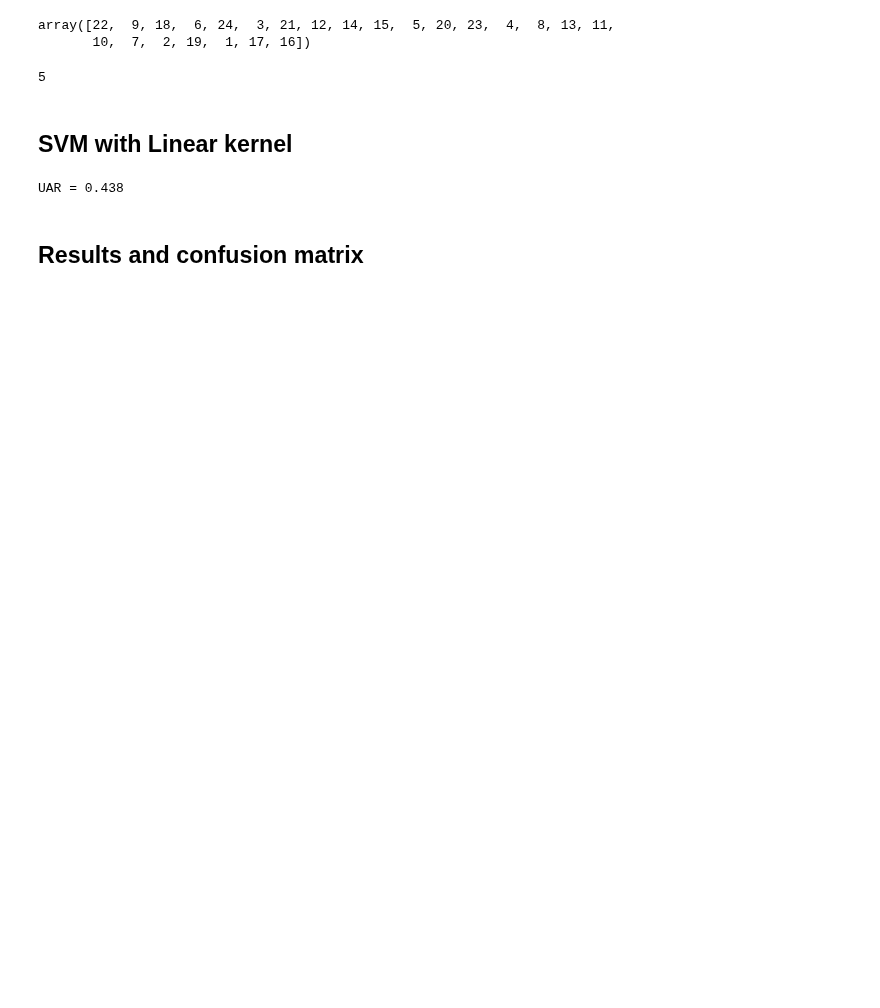
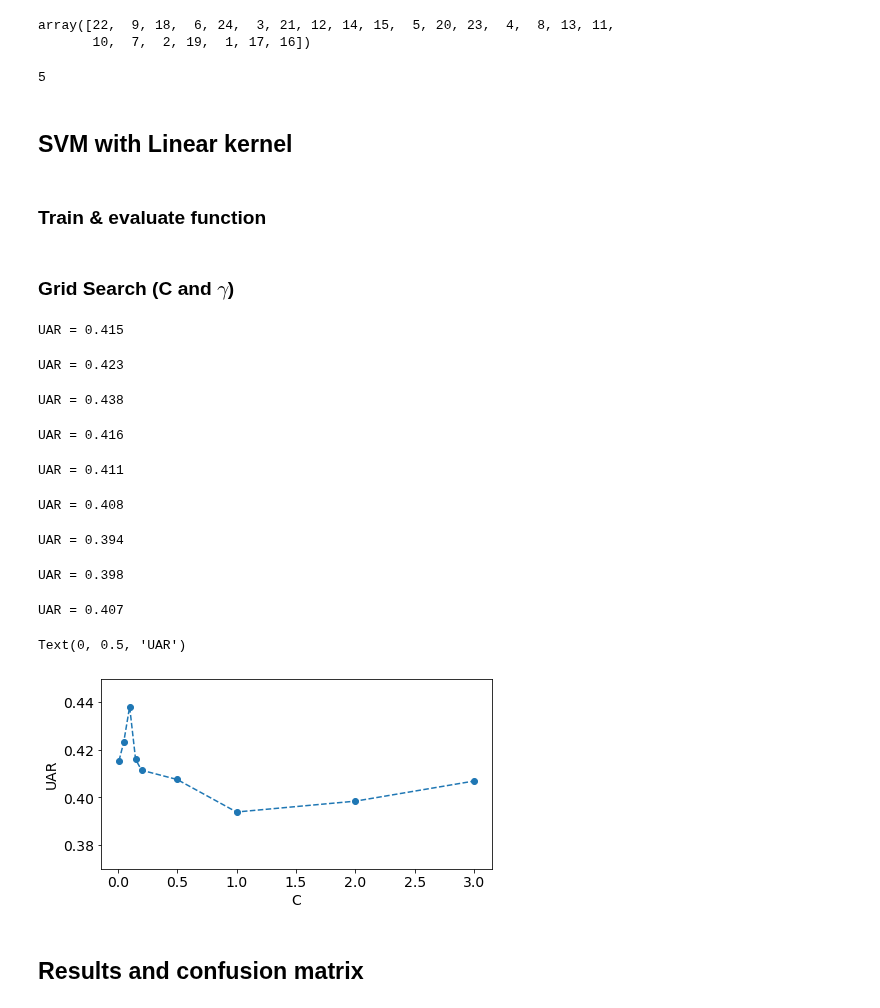
Before and after one commit to vortex2894/speech-emotion-recognition-system, a Jupyter notebook: ser-using-linear-svm-and-mfcc.ipynb, the cells around one changed output. Drawn from its saved outputs; the diff is of its cells as text; code cells hidden in the pictures; blank space fills up the shorter version.

Commit message:
Simple GridSearch for linear kernel added (30-08-2023)

```diff
--- a/ser-using-linear-svm-and-mfcc.ipynb
+++ b/ser-using-linear-svm-and-mfcc.ipynb
@@ -49,33 +49,65 @@ print(len(X_k_folds))
 5
 # %% [markdown]
 ## SVM with Linear kernel
+# %% [markdown]
+### Train & evaluate function
 # %%
-# Train & evaluate cycle
-y_pred = []
-y_true = []
+def model_estimation(model, X_k_fold, y_k_folds):
+    y_pred = []
+    y_true = []
 
-for k in tqdm(X_k_folds.keys()):
-    # Prepare dataset
-    X_train = pd.DataFrame()
-    y_train = pd.DataFrame()
-    for i in X_k_folds.keys():
-        if (i!=k):
-            X_train = pd.concat([X_train, X_k_folds[i]])
-            y_train = pd.concat([y_train, y_k_folds[i]])
-        else:
-            X_test = X_k_folds[i]
-            y_test = y_k_folds[i]
-    SVM = SVC(kernel = 'linear', C=0.1)
-    SVM.fit(X_train.values, y_train.values.ravel())
-    y_pred_k_fold = SVM.predict(X_test.values)
+    for k in tqdm(X_k_folds.keys()):
+        # Prepare dataset
+        X_train = pd.DataFrame()
+        y_train = pd.DataFrame()
+        for i in X_k_folds.keys():
+            if (i!=k):
+                X_train = pd.concat([X_train, X_k_folds[i]])
+                y_train = pd.concat([y_train, y_k_folds[i]])
+            else:
+                X_test = X_k_folds[i]
+                y_test = y_k_folds[i]
+        # SVM = SVC(kernel = 'linear', C=0.1)
+        model.fit(X_train.values, y_train.values.ravel())
+        y_pred_k_fold = model.predict(X_test.values)
 
-    y_pred = np.concatenate((y_pred, y_pred_k_fold), axis=None)
-    y_true = np.concatenate((y_true, y_test.values), axis=None)
+        y_pred = np.concatenate((y_pred, y_pred_k_fold), axis=None)
+        y_true = np.concatenate((y_true, y_test.values), axis=None)
 
-UAR = model_evaluation.calculate_uar(y_true, y_pred)
-print(f'UAR = {UAR:.3f}')
+    UAR = model_evaluation.calculate_uar(y_true, y_pred)
+    print(f'UAR = {UAR:.3f}')
+    return UAR,y_pred,y_true,y_test
-# %% [output]
-UAR = 0.438
+# %% [markdown]
+### Grid Search (C and $\gamma$)
+# %%
+C = [0.01, 0.05, 0.1, 0.15, 0.2, 0.5, 1.0, 2.0, 3.0]
+UAR_list = []
+UAR_best = 0
+for val_C in C:
+    model = SVC(kernel = 'linear', C=val_C)
+    UAR,y_pr,y_tr,y_te = model_estimation(model, X_k_folds, y_k_folds)
+    if UAR_best<UAR:
+        UAR_best,y_pred,y_true,y_test = UAR,y_pr,y_tr,y_te
+    UAR_list.append(UAR)
+
+fig,ax=plt.subplots(figsize=(7,3.5))
+plt.rcParams.update({'font.size': 14})
+plt.plot(C,UAR_list, marker='o', linestyle='dashed',)
+plt.ylim([0.37, 0.45])
+plt.xlabel('C')
+plt.ylabel('UAR')
+# %% [output]
+UAR = 0.415
+UAR = 0.423
+UAR = 0.438
+UAR = 0.416
+UAR = 0.411
+UAR = 0.408
+UAR = 0.394
+UAR = 0.398
+UAR = 0.407
+Text(0, 0.5, 'UAR')
+[figure, added]
 # %% [markdown]
 ## Results and confusion matrix
 # %%
```
Also changed, not shown: parts of 2 cells of this notebook, 2 other files.
